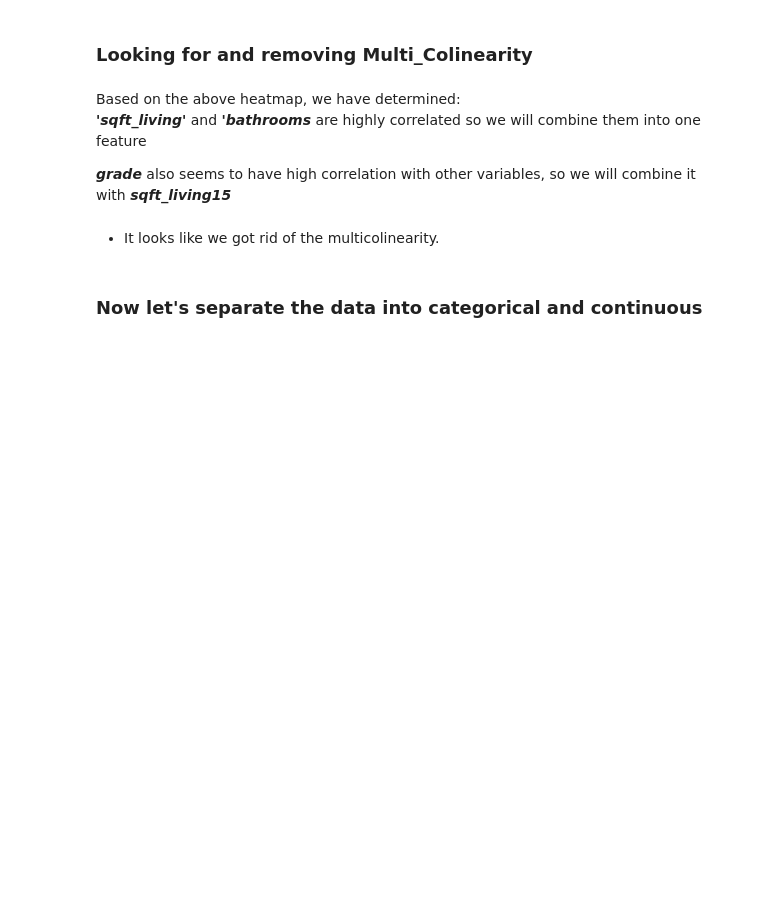
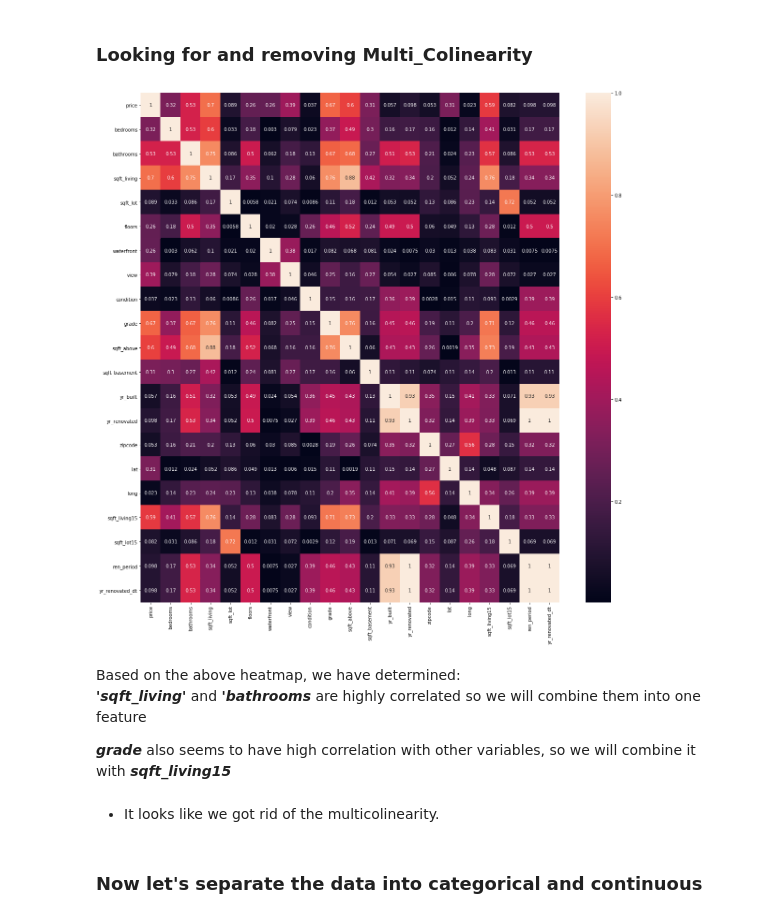
Before and after one commit to Cheffrey2000/Real-Estate-Price_Prediction, a Jupyter notebook: Jeffrey Hinkle KC Housing Data Analysis.ipynb, the cells around one changed output. Saved outputs shown, nothing was run; the diff lists cells and outputs as text; code cells hidden in the pictures; blank space fills up the shorter version.

```diff
--- a/Jeffrey Hinkle KC Housing Data Analysis.ipynb
+++ b/Jeffrey Hinkle KC Housing Data Analysis.ipynb
@@ -421,10 +394,12 @@ dff.head()
 # %% [markdown]
 ### Looking for and removing Multi_Colinearity
 # %%
-corr = dff.corr()
+corr = dff_working.corr()
 plt.figure(figsize=(20,20))
-sns.heatmap(corr, annot=True,)
+sns.heatmap(np.abs(corr), annot=True,)
 plt.show()
+# %% [output]
+[figure, added]
 # %% [markdown]
 Based on the above heatmap, we have determined:<br>
 __*'sqft_living'*__ and __*'bathrooms*__ are highly correlated so we will combine them into one feature<br>
```
Also changed, not shown: parts of 40 cells of this notebook.
